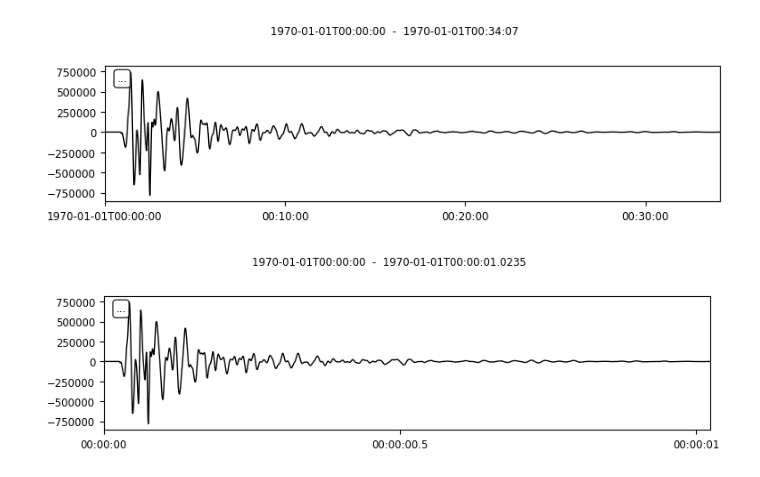
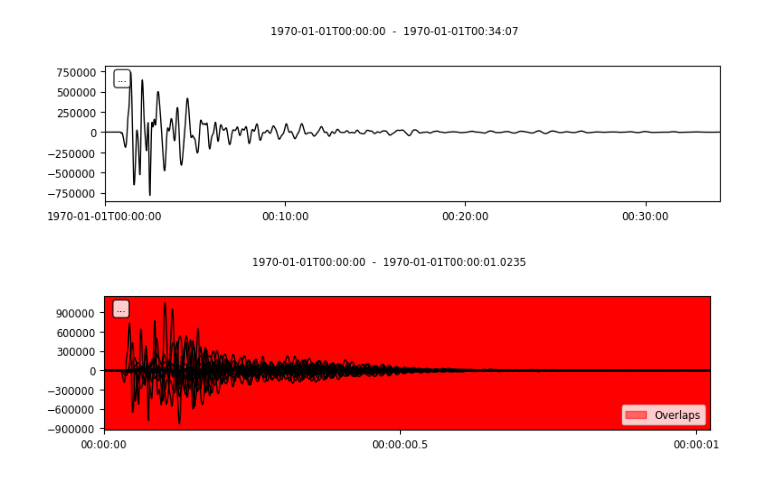
Before and after one commit to R-Grigala/SEG_2_obspy, a Jupyter notebook: seg2_Jupyter.ipynb, the cells around one changed output. Cells and saved outputs as stored; diff of their text form; code cells hidden in the pictures.

```diff
--- a/seg2_Jupyter.ipynb
+++ b/seg2_Jupyter.ipynb
@@ -63,6 +67,6 @@ tracer.plot()
 [figure]
 [figure]
 # %%
-tr.plot();
+stream.plot();
 # %% [output]
-[figure, old version]
+[figure, new version]
```
Also changed, not shown: parts of 3 cells of this notebook.
